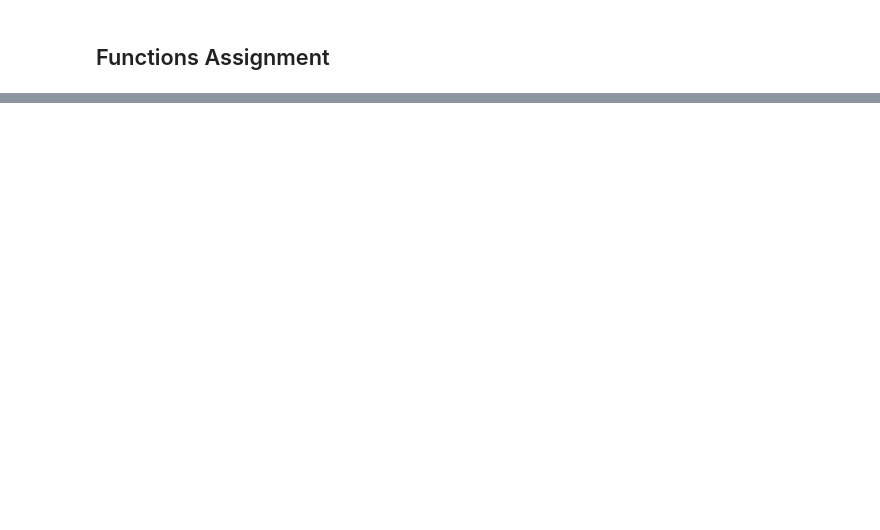
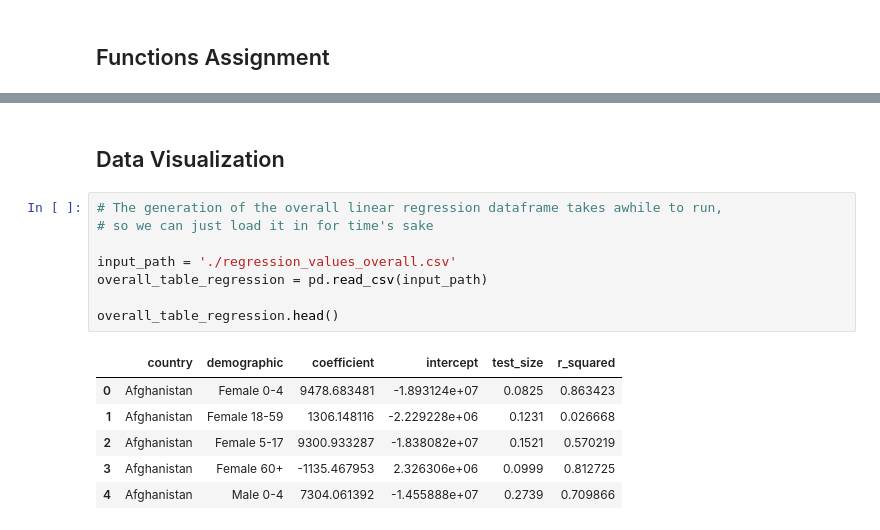
Before and after one commit to Miagong777/unhcr_displaced_demographics, a Jupyter notebook: Refugee_Project.ipynb, the cells around one changed output, grey strips where cells are left out. Saved outputs shown, nothing was run; the diff lists cells and outputs as text; blank space fills up the shorter version.

```diff
--- a/Refugee_Project.ipynb
+++ b/Refugee_Project.ipynb
@@ -196,0 +199,17 @@ overall_lin_reg_df.head(10)
+# %% [markdown]
+## Data Visualization
+# %%
+# The generation of the overall linear regression dataframe takes awhile to run,
+# so we can just load it in for time's sake
+
+input_path = './regression_values_overall.csv'
+overall_table_regression = pd.read_csv(input_path)
+
+overall_table_regression.head()
+# %% [output]
+|  | country | demographic | coefficient | intercept | test_size | r_squared |
+| 0 | Afghanistan | Female 0-4 | 9478.683481 | -1.893124e+07 | 0.0825 | 0.863423 |
+| 1 | Afghanistan | Female 18-59 | 1306.148116 | -2.229228e+06 | 0.1231 | 0.026668 |
+| 2 | Afghanistan | Female 5-17 | 9300.933287 | -1.838082e+07 | 0.1521 | 0.570219 |
+| 3 | Afghanistan | Female 60+ | -1135.467953 | 2.326306e+06 | 0.0999 | 0.812725 |
+| 4 | Afghanistan | Male 0-4 | 7304.061392 | -1.455888e+07 | 0.2739 | 0.709866 |
```
Also changed, not shown: parts of 9 cells of this notebook.
